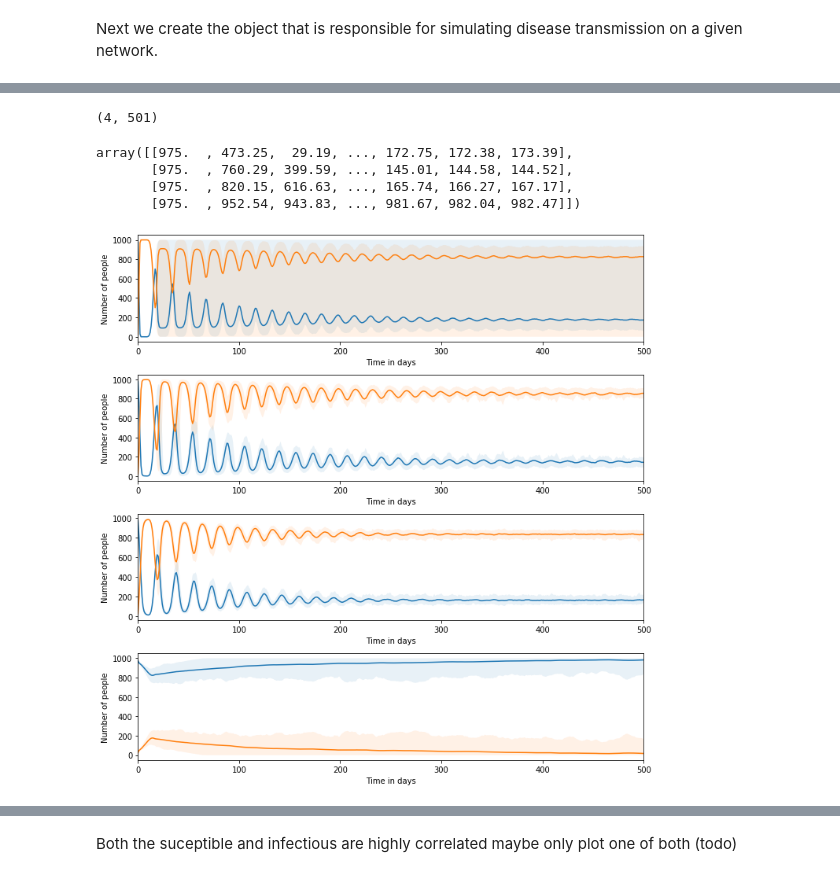
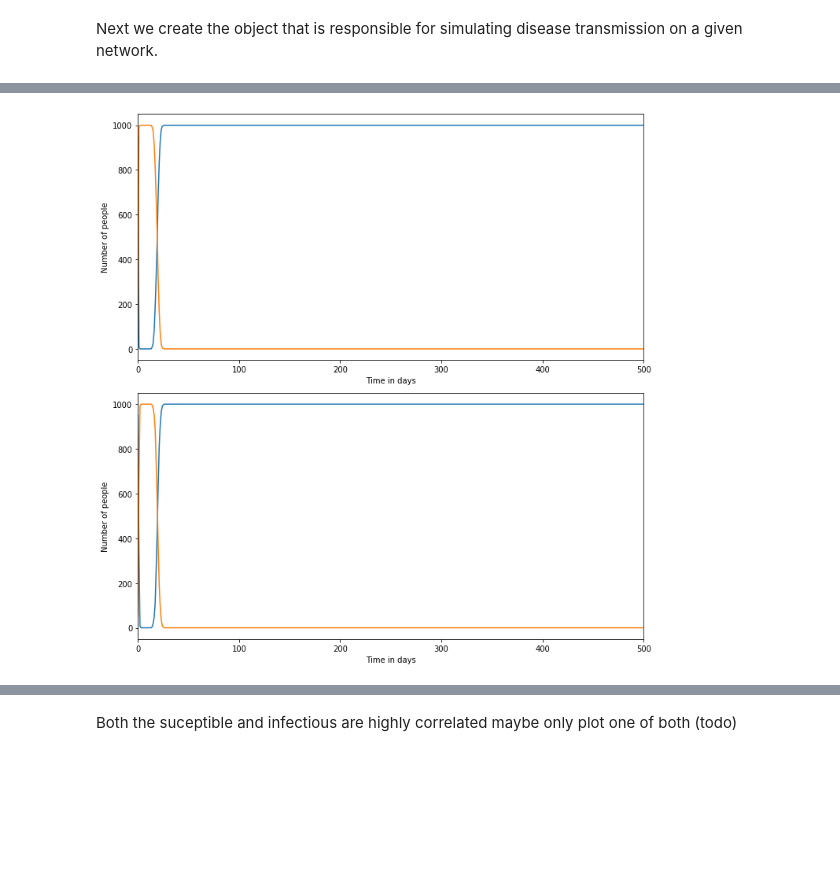
Before and after one commit to emilIftekhar/contact_strategies, a Jupyter notebook: contact_strategies.ipynb, the cells around one changed output, grey strips where cells are left out. Saved outputs shown, nothing was run; the diff lists cells and outputs as text; code cells hidden in the pictures; blank space fills up the shorter version.

```diff
--- a/contact_strategies.ipynb
+++ b/contact_strategies.ipynb
@@ -41,7 +49,7 @@ population_IDs = range(population_size)
 # Average shortest path length around 6
 # -> Typical for social networks [Networks: An Introduction by Newman, my google sheet]
 
-network_base = Network(population_size,average_degree,random_edge_probability, contact_probability)
+network_base = Network(population_size,average_degree,random_edge_probability)
 
 # Init our networkhandler with the base_network we defined above
 network_handler = Network_Handler(network_base)
@@ -50,9 +58,4 @@ network_handler = Network_Handler(network_base)
 network_triadic = network_handler.triadic_strategy()
 
 # Repeating contacts
-#network_repeating = network_handler.repeating_contacts(network_base, maximum_contact_number)
-
-network = {"base":network_base,
-          "triadic":network_triadic#,
-          #"repeating contacts": network_repeating
-          }
+network_few_contacts = network_handler.repeating_contacts(network_base, maximum_contact_number)
@@ -68,3 +62,9 @@ print(len(list(network_triadic.edges)))
+# %%
+scenarios = {"No restrictions": (network_base, number_of_daily_contacts_normal),
+             #"Social distancing (random)": (network_base, number_of_daily_contacts_social_distancing),
+             #"Social distancing (triadic)": (network_triadic, number_of_daily_contacts_social_distancing),
+             "Social distancing (few contact persons)": (network_few_contacts, number_of_daily_contacts_social_distancing)
+            }
 # %% [markdown]
  Next we create the object that is responsible for simulating disease transmission on a given network.
 # %%
@@ -76,13 +76,8 @@ sim_I = []
 for i in range(0,number_of_simulations):
     S_t = {}
     I_t = {}
-    for key in network.keys():
-        S_t[key], I_t[key] = disease.simulate(network[key], p, 25)
+    for key in scenarios.keys():
+        S_t[key], I_t[key] = disease.simulate(scenarios[key][0], p, I_0, scenarios[key][1])
 
-    sim_S.append([S_t["base"],S_t["triadic"]])#,S_t["repeating contacts"]])
-    sim_I.append([I_t["base"],I_t["triadic"]])#,I_t["repeating contacts"]])
-
-sim_S = np.array(sim_S)
-sim_I = np.array(sim_I)
-# perhaps we should make averages over various simulations!
-# For example in the case of edge deletion it can happen, that no one has a contact to infect
+        sim_S.append(S_t[key])
+        sim_I.append(I_t[key])
@@ -95,9 +84,8 @@ sim_S.shape
+# %%
+sim_S = np.array([sim_S])
+sim_I = np.array([sim_I])
 # %%
 S_percent_2_5 = np.percentile(np.array(sim_S[:,:,:]) ,2.5,axis=0)
 S_percent_97_5 = np.percentile(np.array(sim_S[:,:,:]) ,97.5,axis=0)
 I_percent_2_5 = np.percentile(np.array(sim_I[:,:,:]) ,2.5,axis=0)
 I_percent_97_5 = np.percentile(np.array(sim_I[:,:,:]) ,97.5,axis=0)
-# %%
-S_percent_97_5.shape
-# %% [output]
-(4, 501)
@@ -104,39 +94,34 @@ S_percent_97_5.shape
 # %%
-np.mean(np.array(sim_S[:,:,:]),axis=0)
+#np.mean(np.array(sim_S[:,:,:]),axis=0)
-# %% [output]
-array([[975.  , 473.25,  29.19, ..., 172.75, 172.38, 173.39],
-       [975.  , 760.29, 399.59, ..., 145.01, 144.58, 144.52],
-       [975.  , 820.15, 616.63, ..., 165.74, 166.27, 167.17],
-       [975.  , 952.54, 943.83, ..., 981.67, 982.04, 982.47]])
 # %%
 time_range = np.arange(0, time_limit+1, 1)
-fig,ax = plt.subplots(len(network),1,figsize=(10,10))
-for i in range(len(network)):
+fig,ax = plt.subplots(len(scenarios),1,figsize=(10,10))
+for i in range(len(scenarios)):
     ax[i].set_xlabel("Time in days")
     ax[i].set_ylabel("Number of people")
     ax[i].set_xlim(0,500)
 
     ax[i].fill_between(
         time_range,
         S_percent_2_5[i],
         S_percent_97_5[i],
         alpha=0.1
     )
     ax[i].fill_between(
         time_range,
         I_percent_2_5[i],
         I_percent_97_5[i],
         alpha=0.1
     )
     ax[i].plot(
         time_range,
         np.mean(np.array(sim_S[:,i,:]),axis=0)
     )
     ax[i].plot(
         time_range,
         np.mean(np.array(sim_I[:,i,:]),axis=0)
     )
 plt.tight_layout()
 # %% [output]
-[figure, old version]
+[figure, new version]
 # %%
```
Also changed, not shown: parts of 10 cells of this notebook, 2 other files.
